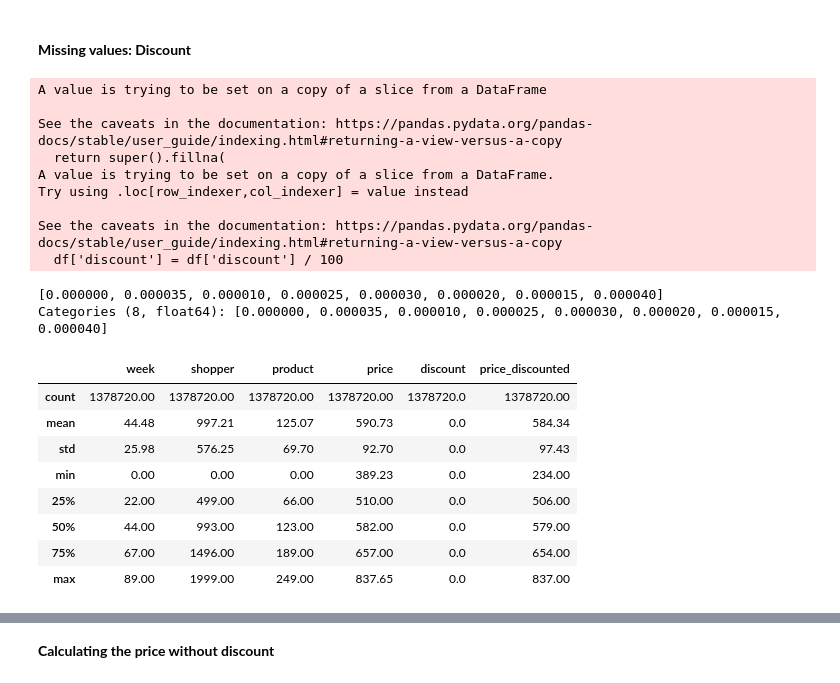
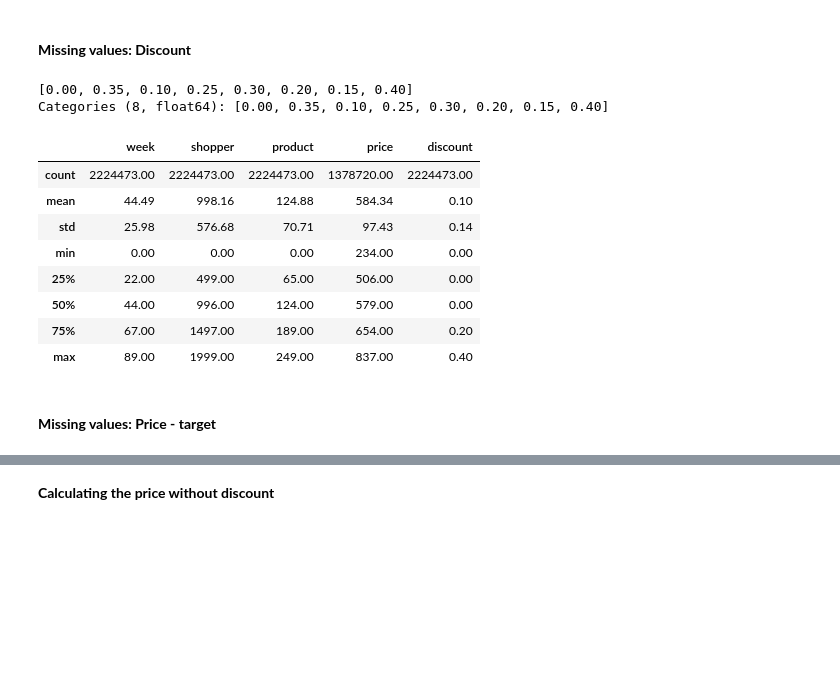
Before and after one commit to leonhagel/mlim-g2, a Jupyter notebook: code/20210214_purchase-probabilities_lha.ipynb, the cells around one changed output, grey strips where cells are left out. Saved outputs shown, nothing was run; the diff lists cells and outputs as text; code cells hidden in the pictures; blank space fills up the shorter version.

Commit message:
Approach 1: Coupons w/o cross-effects

```diff
--- a/code/20210214_purchase-probabilities_lha.ipynb
+++ b/code/20210214_purchase-probabilities_lha.ipynb
@@ -52,11 +53,15 @@ class Helper:
                     name = file.split('.')[0].split('/')[-1]
                     self[attr][name] = self._load(file)
             else:
-                self[attr] = self.load(files)
+                self[attr] = self._load(files)
 
 
     def _dump_data(self, export_path, name):
         self.data[name].to_parquet(f"{export_path}{name}.parquet")
+
+
+    def _dump_map(self, export_path, name):
+        self.mappings[name].to_parquet(f"{export_path}{name}.parquet")
 
 
     def dump(self, export_path, which='all'):
@@ -84,18 +89,20 @@ class Helper:
             if name in self.data.keys():
                 self._dump_data(export_path, name)
             if name in self.mappings.keys():
-                self._dump_data(export_path, name)
+                self._dump_map(export_path, name)
 
     # data preparation
     def get_merged(self, drop=False):
         similar = [x for x in self.data['coupons'].columns if x in self.data['baskets'].columns] # i.e. ['shopper', 'product', 'week']
-        self.data['merged'] = self.data['baskets'].merge(self.data['coupons'], how='left', left_on=similar, right_on=similar)
+        self.data['merged'] = self.data['baskets'].merge(self.data['coupons'], how='outer', left_on=similar, right_on=similar)
         if drop:
             self.data.pop('baskets')
             self.data.pop('coupons')
 
 
     def reduce_data_size(self, df):
+        import numpy as np
+
         max_integer_values = {127: 'int8', 32767: 'int16', 2147483647: 'int32'}
         for column, dtype in df.dtypes.items():
             if np.issubdtype(dtype, np.integer):
@@ -119,17 +126,22 @@ class Helper:
 
     def clean(self, df='merged', shopper_range=(0,1999)):
         df = self.data['merged'].copy() if list(df) == list('merged') else df
-        df = purchase.reduce_shopper(df, shopper_range)
+        df = self.reduce_shopper(df, shopper_range)
 
+        # cleaning
         df['discount'].fillna(0, inplace=True)
         df['discount'] = df['discount'] / 100
-
         df['price'] = df['price'] / (1 - df['discount'])
+        # target
+        df['purchased'] = df['price'].notna().astype('int8')
         return df
 
 
     # data mappings
     def _init_df_map(self, rows, columns, initial_array=[]):
+        from copy import deepcopy
+        import pandas as pd
+
         rows = range(rows[0], rows[1]+1) if type(rows) == tuple else rows
         columns = range(columns[0], columns[1]+1) if type(columns) == tuple else columns
 
@@ -138,6 +150,9 @@ class Helper:
 
 
     def _get_mapping(self, df, row_name, column_name, value_name, rows='all', columns='all', initial_array=[]):
+        from tqdm import tqdm
+        tqdm.pandas()
+
         rows = (df[row_name].min(), df[row_name].max())
         columns = (df[column_name].min(), df[column_name].max())
         mapping = self._init_df_map(rows=rows, columns=columns, initial_array=initial_array)
@@ -151,6 +166,9 @@ class Helper:
 
 
     def aggregate_price_map(self, aggregation_function='mode', verbose=1):
+        from tqdm import tqdm
+        import pandas as pd
+
         if aggregation_function == 'mode':
             import scipy.stats
             aggregation_function = lambda array: scipy.stats.mode(array)[0][0]
@@ -275,12 +311,14 @@ files = {
         DATA_PATH + 'baskets.parquet',
         DATA_PATH + 'coupon_index.parquet',
         DATA_PATH + 'coupons.parquet',
-        DATA_PATH + 'merged.parquet'
-    ],
-    'mappings': [
-        EXPORT_PATH + 'product_histories.parquet',
-        EXPORT_PATH + 'prices.parquet',
-    ]
+        DATA_PATH + 'merged.parquet',
+        #DATA_PATH + 'clean.parquet',
+        #DATA_PATH + 'purchase.parquet'
+    ]#,
+    #'mappings': [
+    #    EXPORT_PATH + 'product_histories.parquet',
+    #    EXPORT_PATH + 'prices.parquet',
+    #]
 }
 # %%
 purchase = Purchase_Probabilities()
@@ -289,6 +327,3 @@ purchase.load(files)
 # reduce file sizes
 for name, df in purchase.data.items():
     purchase.data[name] = purchase.reduce_data_size(purchase.data[name])
-
-# clean the data
-purchase.data['clean'] = purchase.clean()
@@ -454,29 +492,25 @@ df
 # %%
 df['discount'].fillna(0, inplace=True)
 df['discount'] = df['discount'] / 100
 
 applied_discounts = df['discount'].astype('category').unique()
+clear_output()
 print(applied_discounts)
 
 df.describe().round(2)
 # %% [output]
-A value is trying to be set on a copy of a slice from a DataFrame
-
-See the caveats in the documentation: https://pandas.pydata.org/pandas-docs/stable/user_guide/indexing.html#returning-a-view-versus-a-copy
-  return super().fillna(
-A value is trying to be set on a copy of a slice from a DataFrame.
-Try using .loc[row_indexer,col_indexer] = value instead
-
-See the caveats in the documentation: https://pandas.pydata.org/pandas-docs/stable/user_guide/indexing.html#returning-a-view-versus-a-copy
-  df['discount'] = df['discount'] / 100
+[0.00, 0.35, 0.10, 0.25, 0.30, 0.20, 0.15, 0.40]
+Categories (8, float64): [0.00, 0.35, 0.10, 0.25, 0.30, 0.20, 0.15, 0.40]
-[0.000000, 0.000035, 0.000010, 0.000025, 0.000030, 0.000020, 0.000015, 0.000040]
-Categories (8, float64): [0.000000, 0.000035, 0.000010, 0.000025, 0.000030, 0.000020, 0.000015, 0.000040]
-|  | week | shopper | product | price | discount | price_discounted |
-| count | 1378720.00 | 1378720.00 | 1378720.00 | 1378720.00 | 1378720.0 | 1378720.00 |
-| mean | 44.48 | 997.21 | 125.07 | 590.73 | 0.0 | 584.34 |
-| std | 25.98 | 576.25 | 69.70 | 92.70 | 0.0 | 97.43 |
-| min | 0.00 | 0.00 | 0.00 | 389.23 | 0.0 | 234.00 |
-| 25% | 22.00 | 499.00 | 66.00 | 510.00 | 0.0 | 506.00 |
-| 50% | 44.00 | 993.00 | 123.00 | 582.00 | 0.0 | 579.00 |
-| 75% | 67.00 | 1496.00 | 189.00 | 657.00 | 0.0 | 654.00 |
-| max | 89.00 | 1999.00 | 249.00 | 837.65 | 0.0 | 837.00 |
+|  | week | shopper | product | price | discount |
+| count | 2224473.00 | 2224473.00 | 2224473.00 | 1378720.00 | 2224473.00 |
+| mean | 44.49 | 998.16 | 124.88 | 584.34 | 0.10 |
+| std | 25.98 | 576.68 | 70.71 | 97.43 | 0.14 |
+| min | 0.00 | 0.00 | 0.00 | 234.00 | 0.00 |
+| 25% | 22.00 | 499.00 | 65.00 | 506.00 | 0.00 |
+| 50% | 44.00 | 996.00 | 124.00 | 579.00 | 0.00 |
+| 75% | 67.00 | 1497.00 | 189.00 | 654.00 | 0.20 |
+| max | 89.00 | 1999.00 | 249.00 | 837.00 | 0.40 |
+# %% [markdown]
+<br>
+
+**Missing values: Price - target**
```
Also changed, not shown: parts of 36 cells of this notebook, 10 other files.
